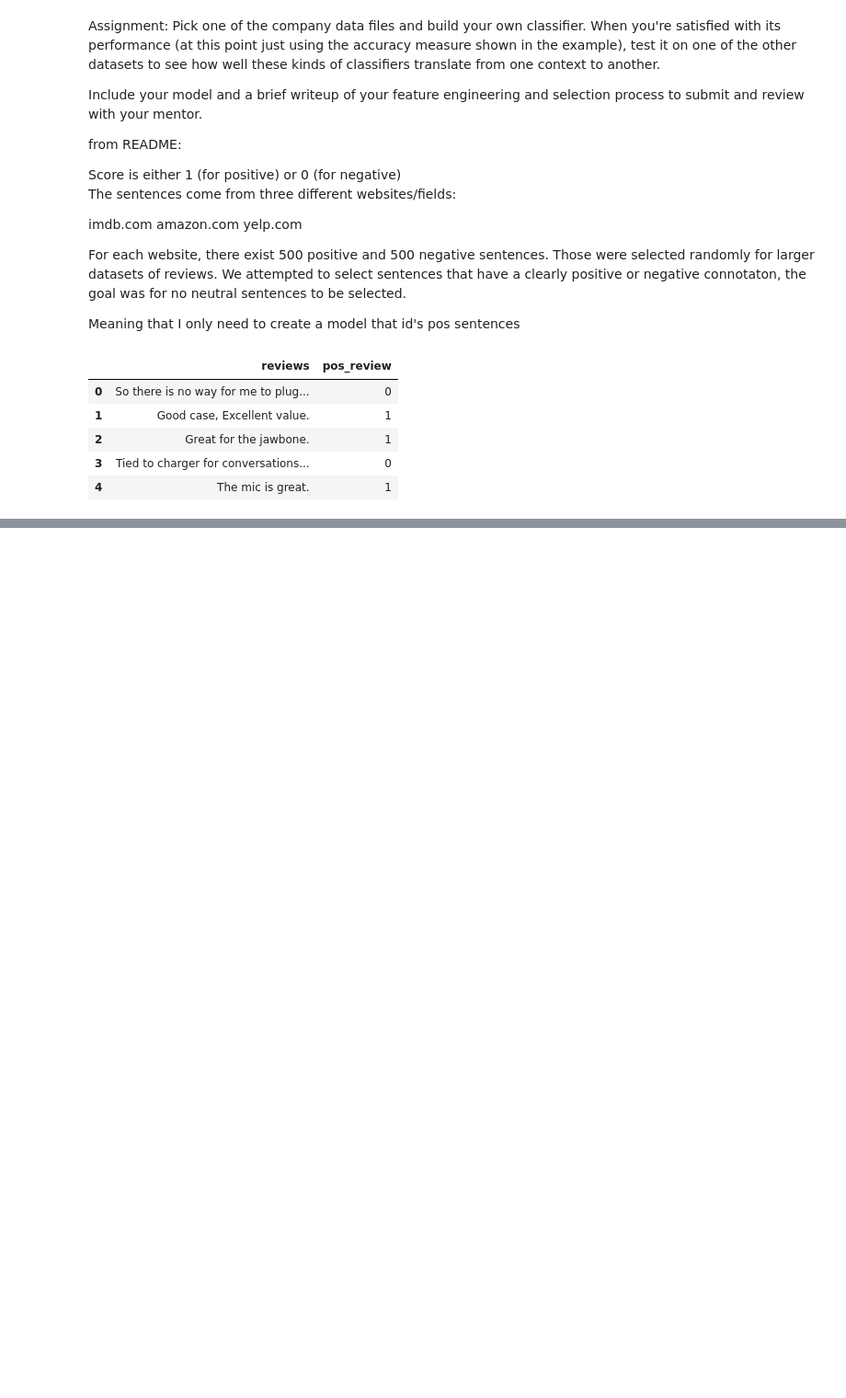
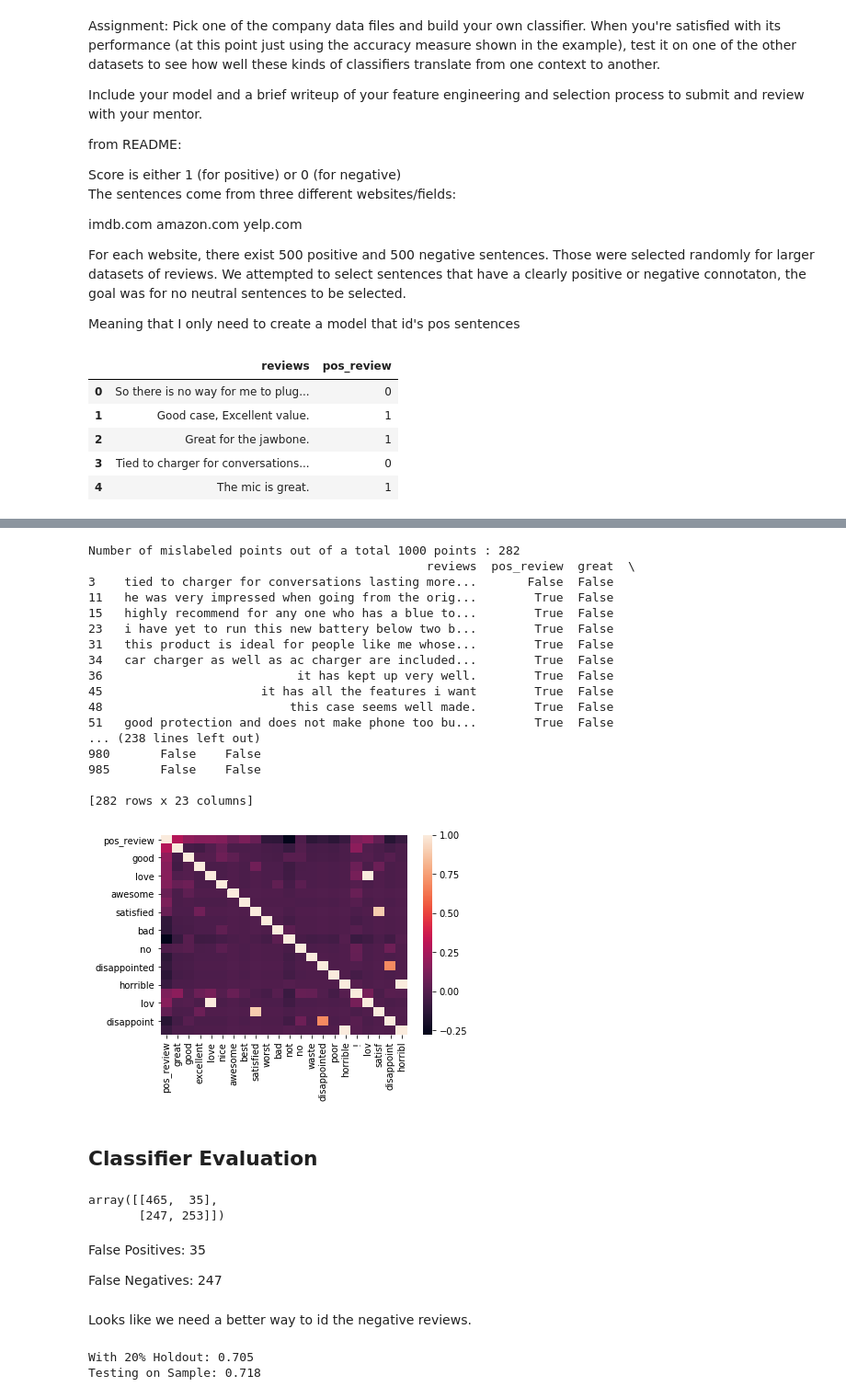
Before and after one commit to crlau/unit-2, a Jupyter notebook: feedback_analysis.ipynb, the cells around one changed output, grey strips where cells are left out. Shown at 92% size. Drawn from its saved outputs; the diff is of its cells as text; code cells hidden in the pictures; blank space fills up the shorter version.

```diff
--- a/feedback_analysis.ipynb
+++ b/feedback_analysis.ipynb
@@ -83,0 +204,50 @@ Number of mislabeled points out of a total 1000 points : 397
+# %%
+classifier(keywords, df)
+# %% [output]
+Number of mislabeled points out of a total 1000 points : 282
+                                               reviews  pos_review  great  \
+3    tied to charger for conversations lasting more...       False  False
+11   he was very impressed when going from the orig...        True  False
+15   highly recommend for any one who has a blue to...        True  False
+23   i have yet to run this new battery below two b...        True  False
+31   this product is ideal for people like me whose...        True  False
+34   car charger as well as ac charger are included...        True  False
+36                           it has kept up very well.        True  False
+45                      it has all the features i want        True  False
+48                          this case seems well made.        True  False
+51   good protection and does not make phone too bu...        True  False
+... (238 lines left out)
+980       False    False
+985       False    False
+
+[282 rows x 23 columns]
+[figure, added]
+# %% [markdown]
+## Classifier Evaluation
+# %%
+# Final Classifier's Guts
+data = df[keywords]
+target = df['pos_review']
+bnb = BernoulliNB()
+bnb.fit(data, target)
+# classifying data
+y_pred = bnb.predict(data)
+# Confusion Matrix
+confusion_matrix(target, y_pred)
+# %% [output]
+array([[465,  35],
+       [247, 253]])
+# %% [markdown]
+False Positives: 35
+
+False Negatives: 247
+# %% [markdown]
+ Looks like we need a better way to id the negative reviews.
+# %%
+# Using Holdout Groups to test for overfitting
+X_train, X_test, y_train, y_test = train_test_split(data, target, test_size=0.2, random_state=20)
+print('With 20% Holdout: ' + str(bnb.fit(X_train, y_train).score(X_test, y_test)))
+print('Testing on Sample: ' + str(bnb.fit(data, target).score(data, target)))
+# %% [output]
+With 20% Holdout: 0.705
+Testing on Sample: 0.718
```
Also changed, not shown: parts of 26 cells of this notebook.
